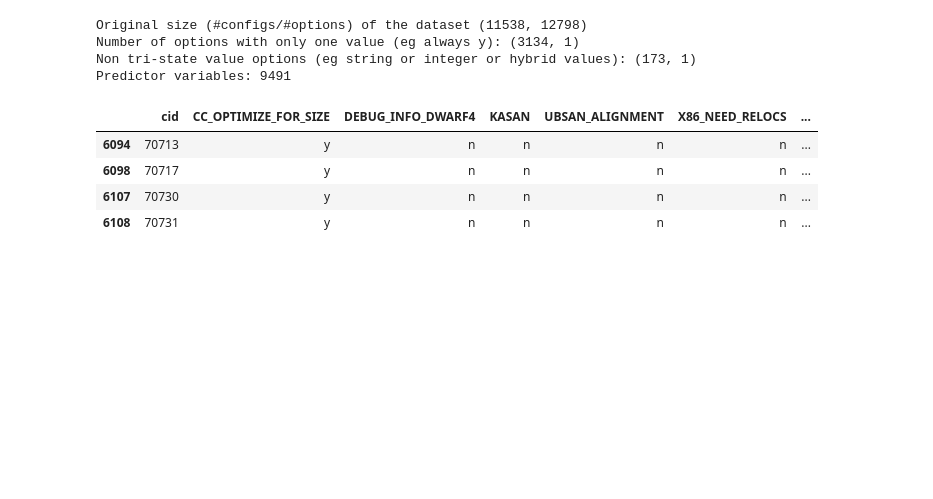
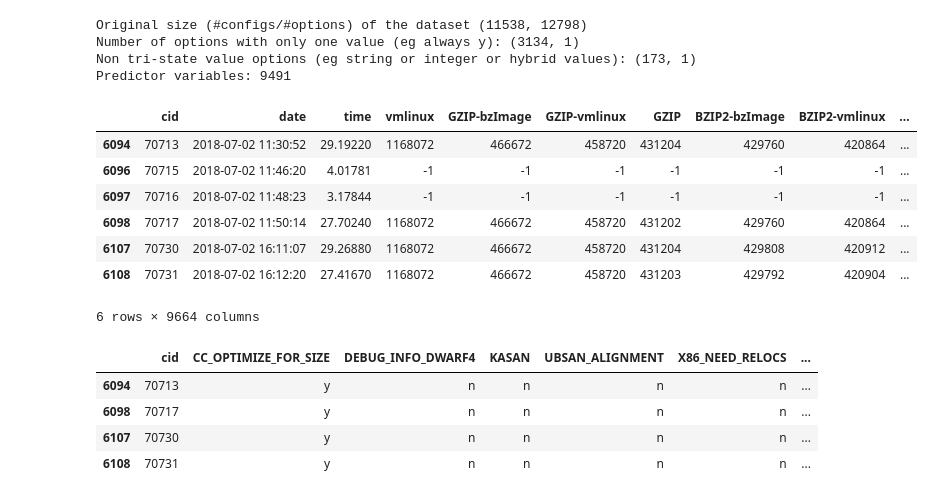
Before and after one commit to garandria/ProjetIrma, a Jupyter notebook: csv_kernels/TUXML-basic.ipynb, the cells around one changed output. Cells and saved outputs as stored; diff of their text form; code cells hidden in the pictures; blank space fills up the shorter version.

```diff
--- a/csv_kernels/TUXML-basic.ipynb
+++ b/csv_kernels/TUXML-basic.ipynb
@@ -89,6 +89,17 @@ Original size (#configs/#options) of the dataset (11538, 12798)
 Number of options with only one value (eg always y): (3134, 1)
 Non tri-state value options (eg string or integer or hybrid values): (173, 1)
 Predictor variables: 9491
+# %%
+rawtuxdata[rawtuxdata['X86_64'] == 'n']
+# %% [output]
+|  | cid | date | time | vmlinux | GZIP-bzImage | GZIP-vmlinux | GZIP | BZIP2-bzImage | BZIP2-vmlinux | ... |
+| 6094 | 70713 | 2018-07-02 11:30:52 | 29.19220 | 1168072 | 466672 | 458720 | 431204 | 429760 | 420864 | ... |
+| 6096 | 70715 | 2018-07-02 11:46:20 | 4.01781 | -1 | -1 | -1 | -1 | -1 | -1 | ... |
+| 6097 | 70716 | 2018-07-02 11:48:23 | 3.17844 | -1 | -1 | -1 | -1 | -1 | -1 | ... |
+| 6098 | 70717 | 2018-07-02 11:50:14 | 27.70240 | 1168072 | 466672 | 458720 | 431202 | 429760 | 420864 | ... |
+| 6107 | 70730 | 2018-07-02 16:11:07 | 29.26880 | 1168072 | 466672 | 458720 | 431204 | 429808 | 420912 | ... |
+| 6108 | 70731 | 2018-07-02 16:12:20 | 27.41670 | 1168072 | 466672 | 458720 | 431203 | 429792 | 420904 | ... |
+6 rows × 9664 columns
 # %%
 rawtuxdata[rawtuxdata['vmlinux'] == 1168072][['cid', 'CC_OPTIMIZE_FOR_SIZE', 'DEBUG_INFO_DWARF4', 'KASAN', 'UBSAN_ALIGNMENT', 'X86_NEED_RELOCS', 'RANDOMIZE_BASE', 'GCOV_PROFILE_ALL', 'UBSAN_SANITIZE_ALL', 'DEBUG_INFO', 'MODULES', 'DEBUG_INFO_REDUCED', 'DEBUG_INFO_SPLIT']]
 # %% [output]
```
Also changed, not shown: parts of 5 cells of this notebook.
